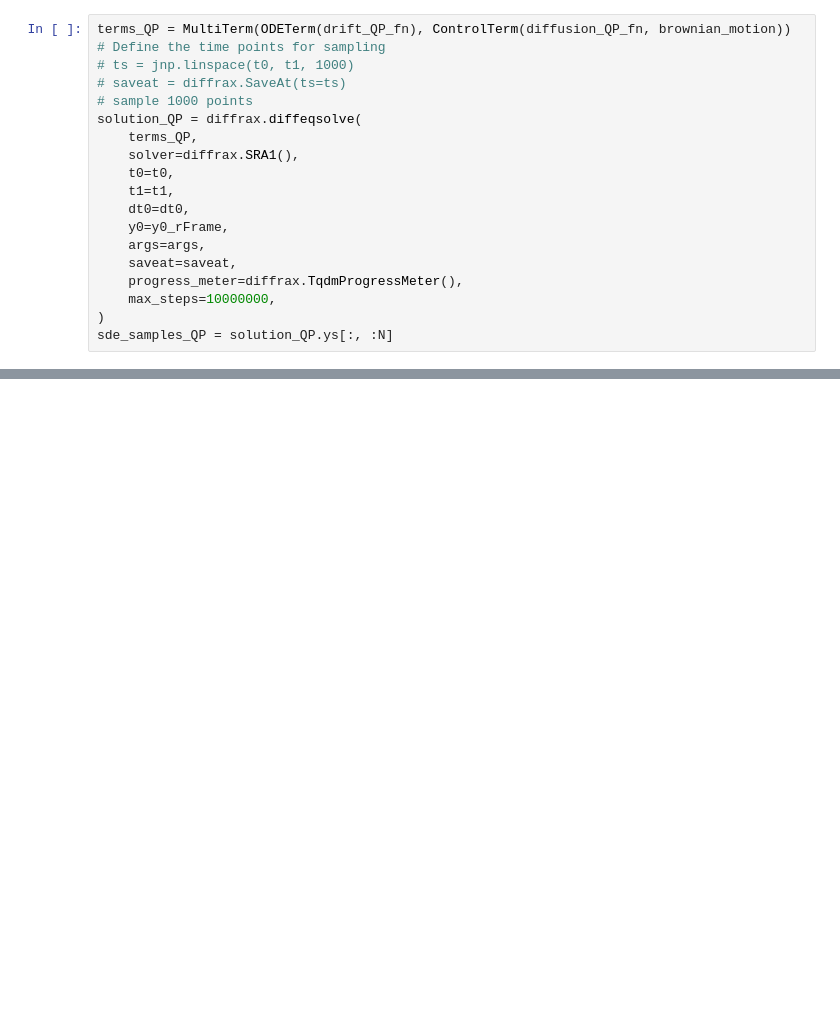
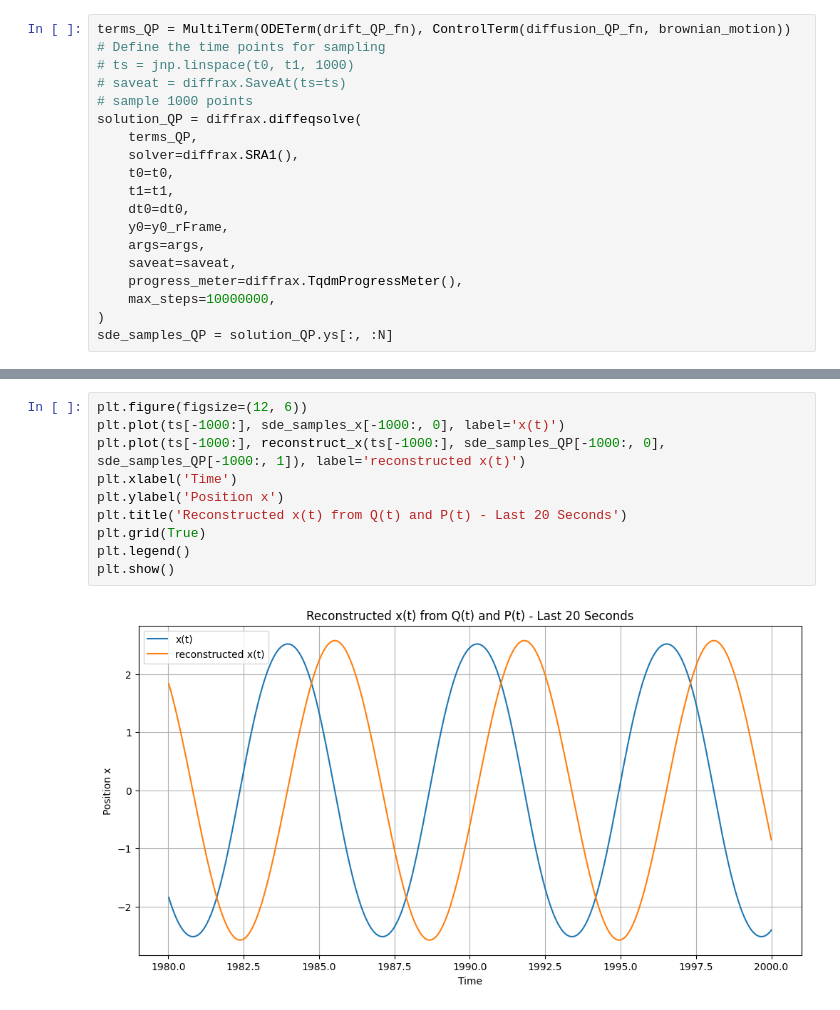
Before and after one commit to cyboesch/oscillator_dev, a Jupyter notebook: thermoai/notebooks/rotating_frame_realAnsatz.ipynb, the cells around one changed output, grey strips where cells are left out. Saved outputs shown, nothing was run; the diff lists cells and outputs as text; blank space fills up the shorter version.

Commit message:
more experiments show: while I converge to the same limit cycle both the transient dynamics and the phase are not exactly matched.

```diff
--- a/thermoai/notebooks/rotating_frame_realAnsatz.ipynb
+++ b/thermoai/notebooks/rotating_frame_realAnsatz.ipynb
@@ -235,0 +230,12 @@ plt.show()
+# %%
+plt.figure(figsize=(12, 6))
+plt.plot(ts[-1000:], sde_samples_x[-1000:, 0], label='x(t)')
+plt.plot(ts[-1000:], reconstruct_x(ts[-1000:], sde_samples_QP[-1000:, 0], sde_samples_QP[-1000:, 1]), label='reconstructed x(t)')
+plt.xlabel('Time')
+plt.ylabel('Position x')
+plt.title('Reconstructed x(t) from Q(t) and P(t) - Last 20 Seconds')
+plt.grid(True)
+plt.legend()
+plt.show()
+# %% [output]
+[figure, added]
```
Also changed, not shown: parts of 8 cells of this notebook.
